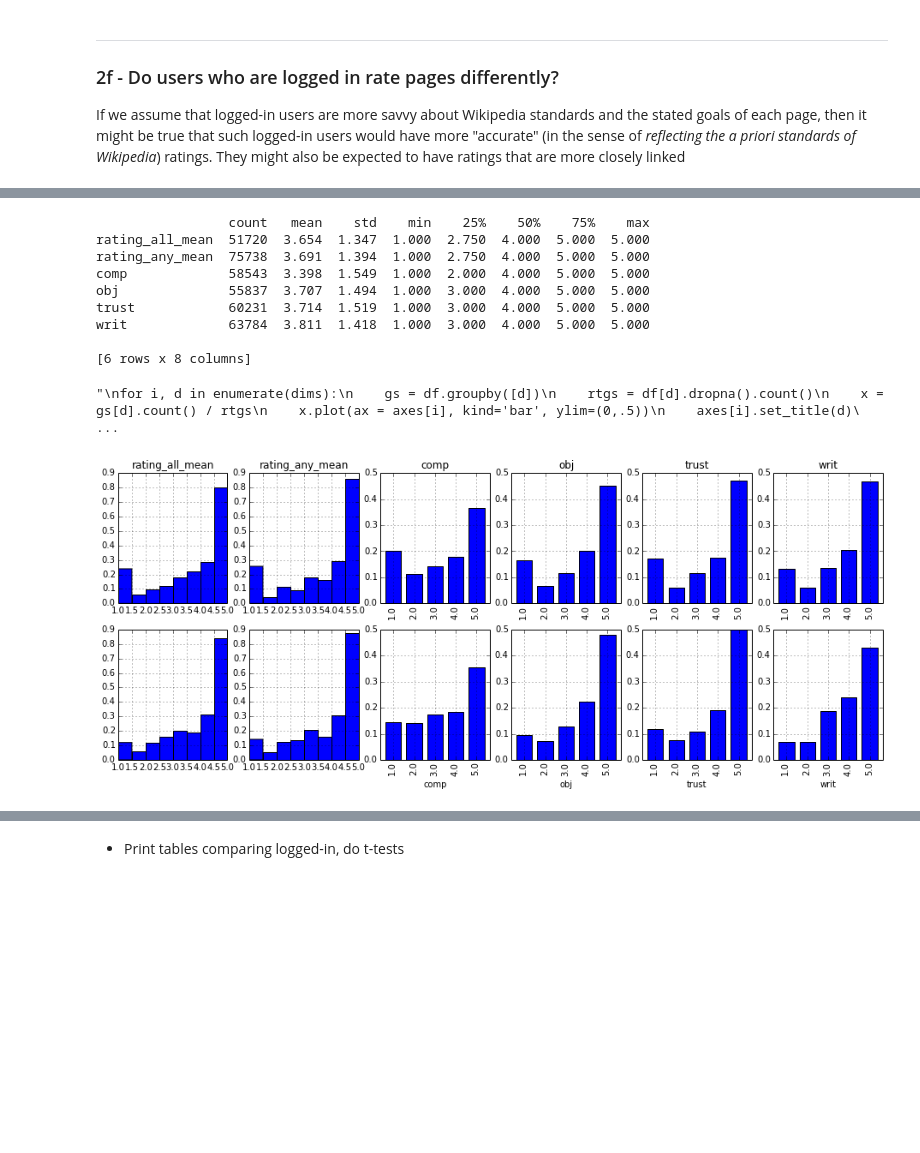
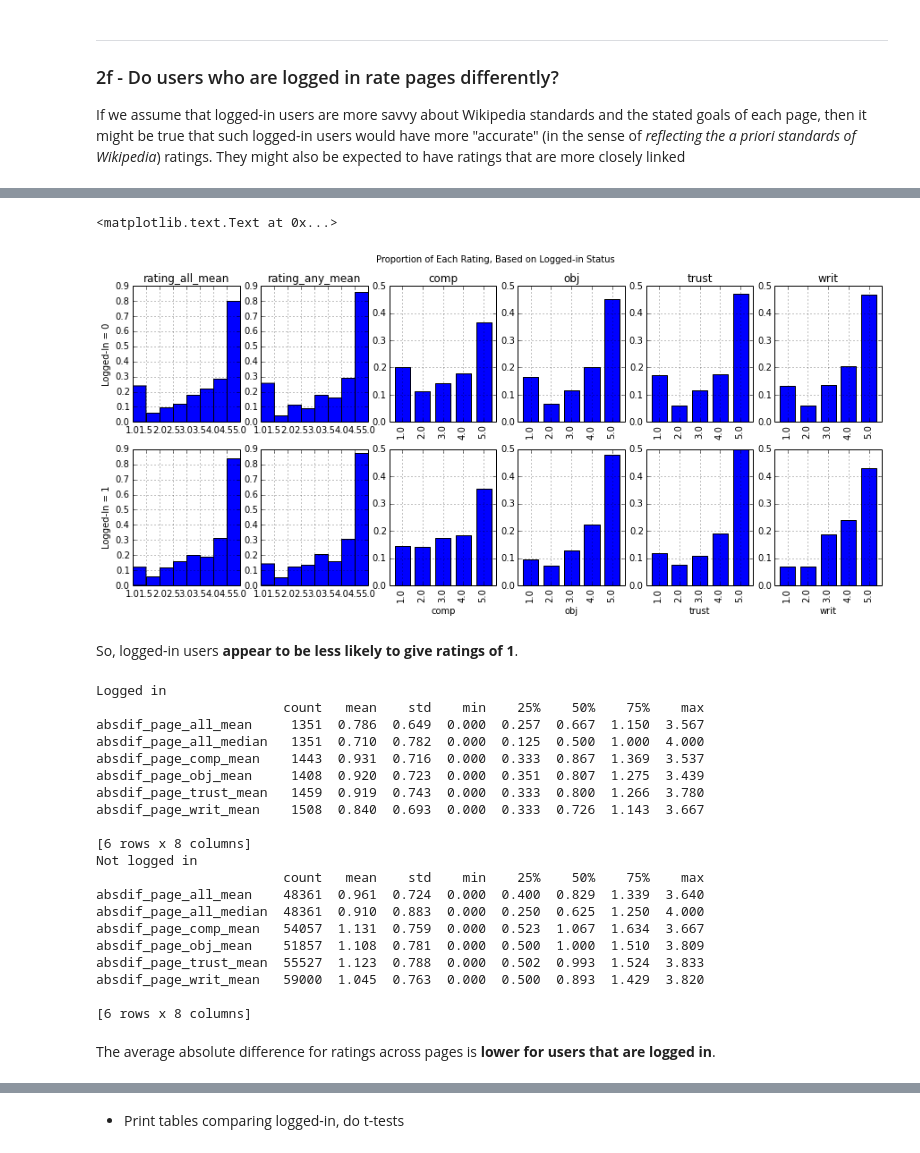
Before and after one commit to bkfunk/rating_wiki, a Jupyter notebook: Explore Ratings.ipynb, the cells around one changed output, grey strips where cells are left out. Cells and saved outputs as stored; diff of their text form; code cells hidden in the pictures; blank space fills up the shorter version.

```diff
--- a/Explore Ratings.ipynb
+++ b/Explore Ratings.ipynb
@@ -726,7 +713,0 @@ pcols
-# %%
-d = df.groupby('logged_in')
-for i, (k, v) in enumerate(d.groups.items()):
-    print i
-    print k
-    print df.ix[v, 1:10].count()
-    print df.iloc[v, 1:10].count()
@@ -751,50 +714,72 @@ dtype: int64
 # %%
 #bins = [1,1.5,2,2.5,3,3.5,4,4.5,5,5.5]
 #bins = [0.75,1.25, 1.75, 2.25, 2.75, 3.25, 3.75, 4.25, 4.75, 5.25]
 bins=8
-pcols = ['rating_all_mean', 'rating_any_mean']
-dims = ['comp', 'obj', 'trust', 'writ']
+pcols = ['rating_all_mean', 'rating_any_mean'] # plot columns
+dims = ['comp', 'obj', 'trust', 'writ'] # dimensions of rating
 pcols.extend(dims)
 
-fig, axes = plt.subplots(nrows=2, ncols=len(pcols), figsize=(16, 6), sharex=False, sharey=False)
+fig, axes = plt.subplots(nrows=2, ncols=len(pcols), figsize=(15, 6), sharex=False, sharey=False)
 
 login_gs = df.groupby('logged_in')
 
+# For each row (key, data) in the logged_in-groups
 for r, (k, d) in enumerate(login_gs.groups.items()):
+
+    # for each column, variable
     for c, var in enumerate(pcols):
+
         # For continuous variables (with >10 unique values), make histogram
         if len(df.loc[d, var].unique()) > 10:
             df.loc[d, var].hist(ax=axes[r, c], normed=True, bins=bins, align='mid')
             if r == 0:
                 axes[r,c].set_title(var)
+
         # For discrete variables, just plot frequency of each option
         else:
-            gs = df.loc[d].groupby(var)
+            gs = df.loc[d].groupby(var) # group by the variable
             rtgs = df.loc[d, var].dropna().count()
             x = gs[var].count() / rtgs
             x.plot(ax = axes[r, c], kind='bar', ylim=(0,.5))
             if r == 0:
                 axes[r, c].set_title(var)
                 axes[r, c].set_xlabel("")
 
-'''
-for i, d in enumerate(dims):
-    gs = df.groupby([d])
-    rtgs = df[d].dropna().count()
-    x = gs[d].count() / rtgs
-    x.plot(ax = axes[i], kind='bar', ylim=(0,.5))
-    axes[i].set_title(d)
-'''
-#fig.suptitle('Proportion of Each Rating')
+        # If first column, set y-label to logged in value
+        if c == 0:
+            axes[r, c].set_ylabel("Logged-In = %d" % k)
+
+fig.suptitle('Proportion of Each Rating, Based on Logged-in Status')
 # %% [output]
-                 count   mean    std    min    25%    50%    75%    max
-rating_all_mean  51720  3.654  1.347  1.000  2.750  4.000  5.000  5.000
-rating_any_mean  75738  3.691  1.394  1.000  2.750  4.000  5.000  5.000
-comp             58543  3.398  1.549  1.000  2.000  4.000  5.000  5.000
-obj              55837  3.707  1.494  1.000  3.000  4.000  5.000  5.000
-trust            60231  3.714  1.519  1.000  3.000  4.000  5.000  5.000
-writ             63784  3.811  1.418  1.000  3.000  4.000  5.000  5.000
-
-[6 rows x 8 columns]
+<matplotlib.text.Text at 0x...>
-"\nfor i, d in enumerate(dims):\n    gs = df.groupby([d])\n    rtgs = df[d].dropna().count()\n    x = gs[d].count() / rtgs\n    x.plot(ax = axes[i], kind='bar', ylim=(0,.5))\n    axes[i].set_title(d)\ ...
-[figure, old version]
+[figure, new version]
+# %% [markdown]
+So, logged-in users __appear to be less likely to give ratings of 1__.
+# %%
+print "Logged in"
+print desc(df[(df.page_all_rate_count >= 2) & (df.logged_in==1)].filter(regex='absdif_page.*')).sort()
+print "Not logged in"
+print desc(df[(df.page_all_rate_count >= 2) & (df.logged_in==0)].filter(regex='absdif_page.*')).sort()
+# %% [output]
+Logged in
+                        count   mean    std    min    25%    50%    75%    max
+absdif_page_all_mean     1351  0.786  0.649  0.000  0.257  0.667  1.150  3.567
+absdif_page_all_median   1351  0.710  0.782  0.000  0.125  0.500  1.000  4.000
+absdif_page_comp_mean    1443  0.931  0.716  0.000  0.333  0.867  1.369  3.537
+absdif_page_obj_mean     1408  0.920  0.723  0.000  0.351  0.807  1.275  3.439
+absdif_page_trust_mean   1459  0.919  0.743  0.000  0.333  0.800  1.266  3.780
+absdif_page_writ_mean    1508  0.840  0.693  0.000  0.333  0.726  1.143  3.667
+
+[6 rows x 8 columns]
+Not logged in
+                        count   mean    std    min    25%    50%    75%    max
+absdif_page_all_mean    48361  0.961  0.724  0.000  0.400  0.829  1.339  3.640
+absdif_page_all_median  48361  0.910  0.883  0.000  0.250  0.625  1.250  4.000
+absdif_page_comp_mean   54057  1.131  0.759  0.000  0.523  1.067  1.634  3.667
+absdif_page_obj_mean    51857  1.108  0.781  0.000  0.500  1.000  1.510  3.809
+absdif_page_trust_mean  55527  1.123  0.788  0.000  0.502  0.993  1.524  3.833
+absdif_page_writ_mean   59000  1.045  0.763  0.000  0.500  0.893  1.429  3.820
+
+[6 rows x 8 columns]
+# %% [markdown]
+The average absolute difference for ratings across pages is __lower for users that are logged in__.
```
Also changed, not shown: parts of 59 cells of this notebook.
